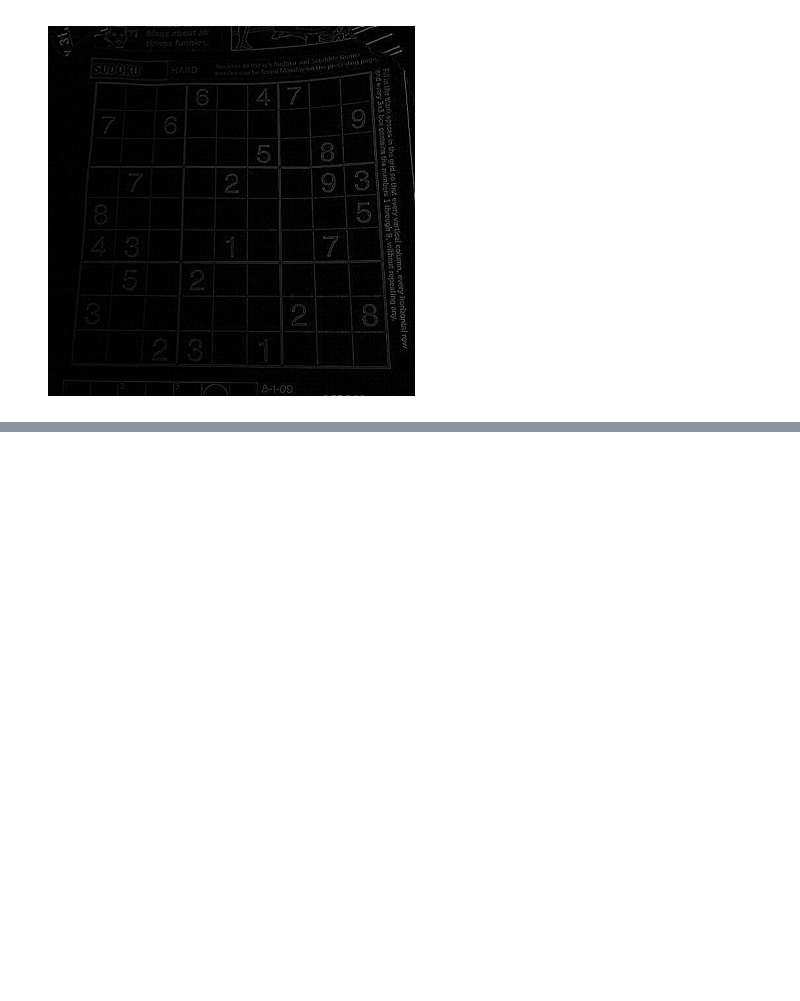
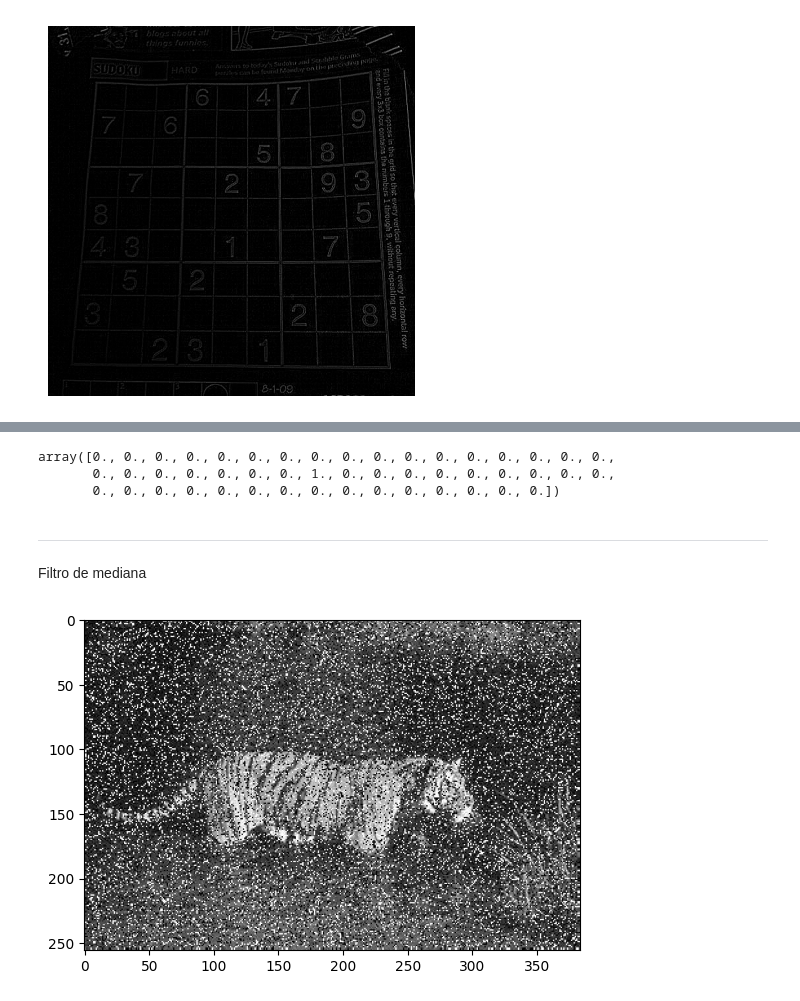
Before and after one commit to mikecr96/PDI-Ago-dic24, a Jupyter notebook: Semana X/filter2.ipynb, the cells around one changed output, grey strips where cells are left out. Saved outputs shown, nothing was run; the diff lists cells and outputs as text; code cells hidden in the pictures; blank space fills up the shorter version.

```diff
--- a/Semana X/filter2.ipynb
+++ b/Semana X/filter2.ipynb
@@ -95,0 +162,16 @@ np.ceil(1.000000001)
+# %%
+img.flatten()
+# %% [output]
+array([0., 0., 0., 0., 0., 0., 0., 0., 0., 0., 0., 0., 0., 0., 0., 0., 0.,
+       0., 0., 0., 0., 0., 0., 0., 1., 0., 0., 0., 0., 0., 0., 0., 0., 0.,
+       0., 0., 0., 0., 0., 0., 0., 0., 0., 0., 0., 0., 0., 0., 0.])
+# %% [markdown]
+---
+Filtro de mediana
+# %%
+tigre = cv.imread("/Users/miguelcamargorojas/Documents/UP/PDI-Ago-dic24/images/s&p-noise.jpeg", 0)
+# %%
+plt.imshow(tigre, "gray")
+plt.show()
+# %% [output]
+[figure, added]
```
Also changed, not shown: parts of 22 cells of this notebook.
